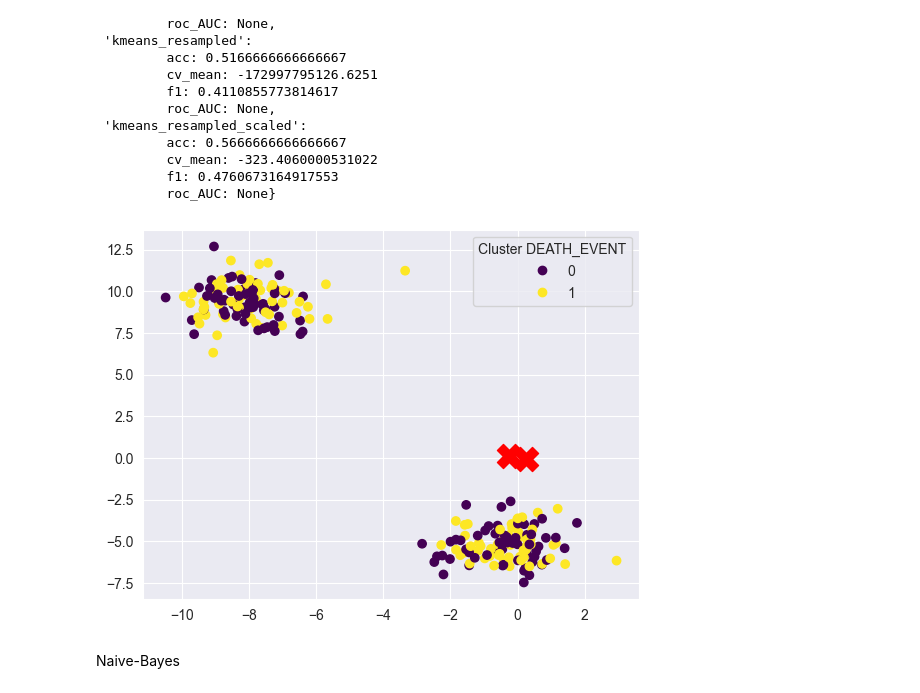
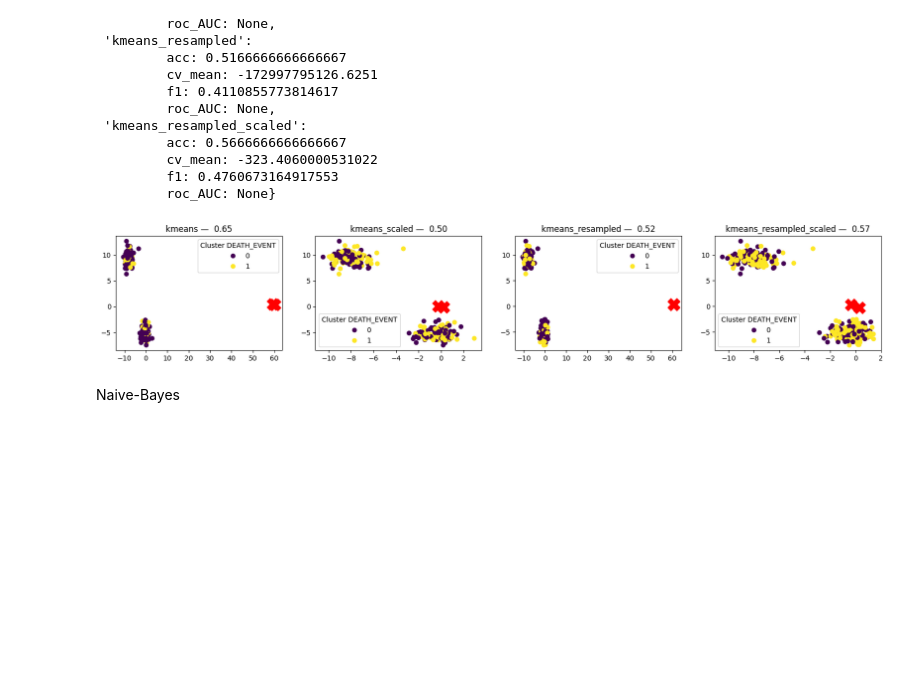
Before and after one commit to steventhestudent/CS4662_Project, a Jupyter notebook: Data Exploration.ipynb, the cells around one changed output. Saved outputs shown, nothing was run; the diff lists cells and outputs as text; code cells hidden in the pictures; blank space fills up the shorter version.

Commit message:
exploration — ROC curves / Traditional Method Results

```diff
--- a/Data Exploration.ipynb
+++ b/Data Exploration.ipynb
@@ -453,13 +453,17 @@ new_models
          f1: 0.4760673164917553
          roc_AUC: None}
 # %%
-X_blobs, y_blobs = make_blobs(n_samples=len(X_train_scaled), centers=2, random_state=55)
-scatter = plt.scatter(X_blobs[:, 0], X_blobs[:, 1], c=kmeans_scaled.labels_, cmap='viridis', marker='o') # create scatter plot
-plt.scatter(kmeans_scaled.cluster_centers_[:, 0], kmeans_scaled.cluster_centers_[:, 1], s=300, c='red', marker='X')  # Cluster centers
-plt.legend(*scatter.legend_elements(), title="Cluster DEATH_EVENT") # cluster color legend
+fig, axes = plt.subplots(1, 4, figsize=(20, 3))  # 1 row, 2 columns
+for i, model_name in enumerate(new_models):
+    model = new_models[model_name].model
+    X_blobs, y_blobs = make_blobs(n_samples=len(X_train if model_name.find('resampled') == -1 else X_train_resampled), centers=2, random_state=55) # sklearn.datasets
+    scatter = axes[i].scatter(X_blobs[:, 0], X_blobs[:, 1], c=model.labels_, cmap='viridis', marker='o')
+    axes[i].scatter(model.cluster_centers_[:, 0], model.cluster_centers_[:, 1], s=300, c='red', marker='X')
+    axes[i].set_title(f"{model_name} —  {new_models[model_name].acc:.2f}")
+    axes[i].legend(*scatter.legend_elements(), title="Cluster DEATH_EVENT")  # Cluster color legend
 plt.show()
 # %% [output]
-[figure, old version]
+[figure, new version]
 # %% [markdown]
 Naive-Bayes
 # %%
```
Also changed, not shown: parts of 8 cells of this notebook, 1 other file.
